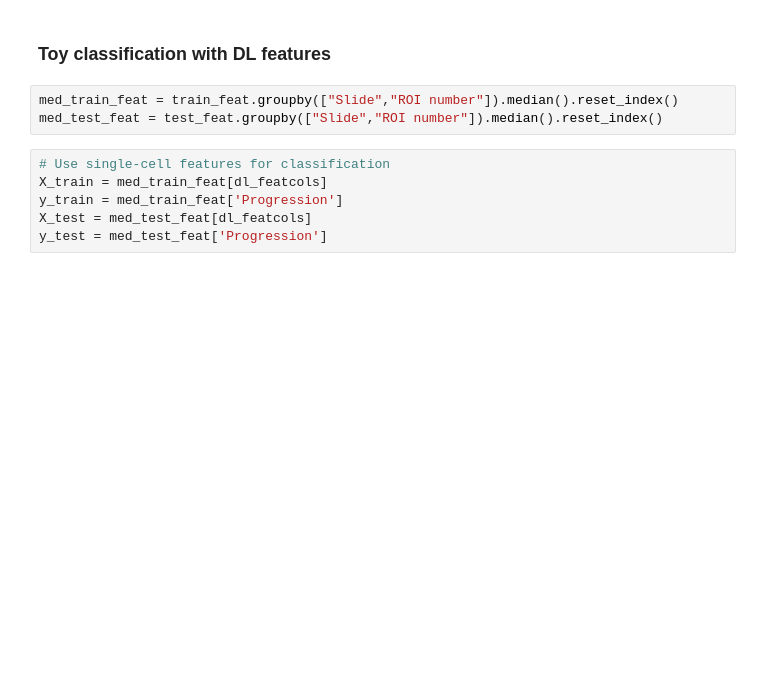
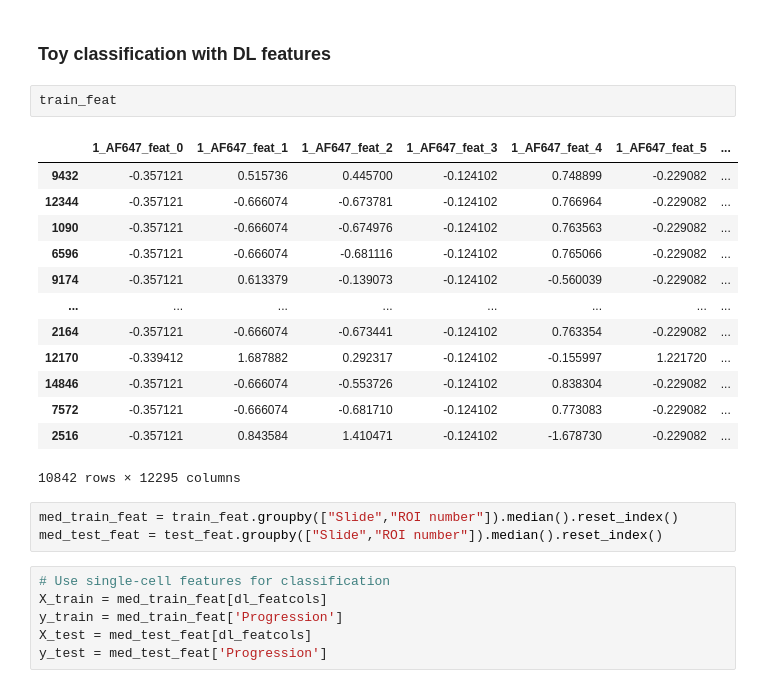
Before and after one commit to fuhrwerk/cytodata-hackathon-2023, a Jupyter notebook: notebook/CytoData2023_hackathon.ipynb, the cells around one changed output. Drawn from its saved outputs; the diff is of its cells as text; blank space fills up the shorter version.

```diff
--- a/notebook/CytoData2023_hackathon.ipynb
+++ b/notebook/CytoData2023_hackathon.ipynb
@@ -287,5 +378,21 @@ umap.plot.points(mapper, labels=umap_sample['Progression'])
 # %% [markdown]
 ### Toy classification with DL features
+# %%
+train_feat
+# %% [output]
+|  | 1_AF647_feat_0 | 1_AF647_feat_1 | 1_AF647_feat_2 | 1_AF647_feat_3 | 1_AF647_feat_4 | 1_AF647_feat_5 | ... |
+| 9432 | -0.357121 | 0.515736 | 0.445700 | -0.124102 | 0.748899 | -0.229082 | ... |
+| 12344 | -0.357121 | -0.666074 | -0.673781 | -0.124102 | 0.766964 | -0.229082 | ... |
+| 1090 | -0.357121 | -0.666074 | -0.674976 | -0.124102 | 0.763563 | -0.229082 | ... |
+| 6596 | -0.357121 | -0.666074 | -0.681116 | -0.124102 | 0.765066 | -0.229082 | ... |
+| 9174 | -0.357121 | 0.613379 | -0.139073 | -0.124102 | -0.560039 | -0.229082 | ... |
+| ... | ... | ... | ... | ... | ... | ... | ... |
+| 2164 | -0.357121 | -0.666074 | -0.673441 | -0.124102 | 0.763354 | -0.229082 | ... |
+| 12170 | -0.339412 | 1.687882 | 0.292317 | -0.124102 | -0.155997 | 1.221720 | ... |
+| 14846 | -0.357121 | -0.666074 | -0.553726 | -0.124102 | 0.838304 | -0.229082 | ... |
+| 7572 | -0.357121 | -0.666074 | -0.681710 | -0.124102 | 0.773083 | -0.229082 | ... |
+| 2516 | -0.357121 | 0.843584 | 1.410471 | -0.124102 | -1.678730 | -0.229082 | ... |
+10842 rows × 12295 columns
 # %%
 med_train_feat = train_feat.groupby(["Slide","ROI number"]).median().reset_index()
 med_test_feat = test_feat.groupby(["Slide","ROI number"]).median().reset_index()
```
Also changed, not shown: parts of 20 cells of this notebook.
